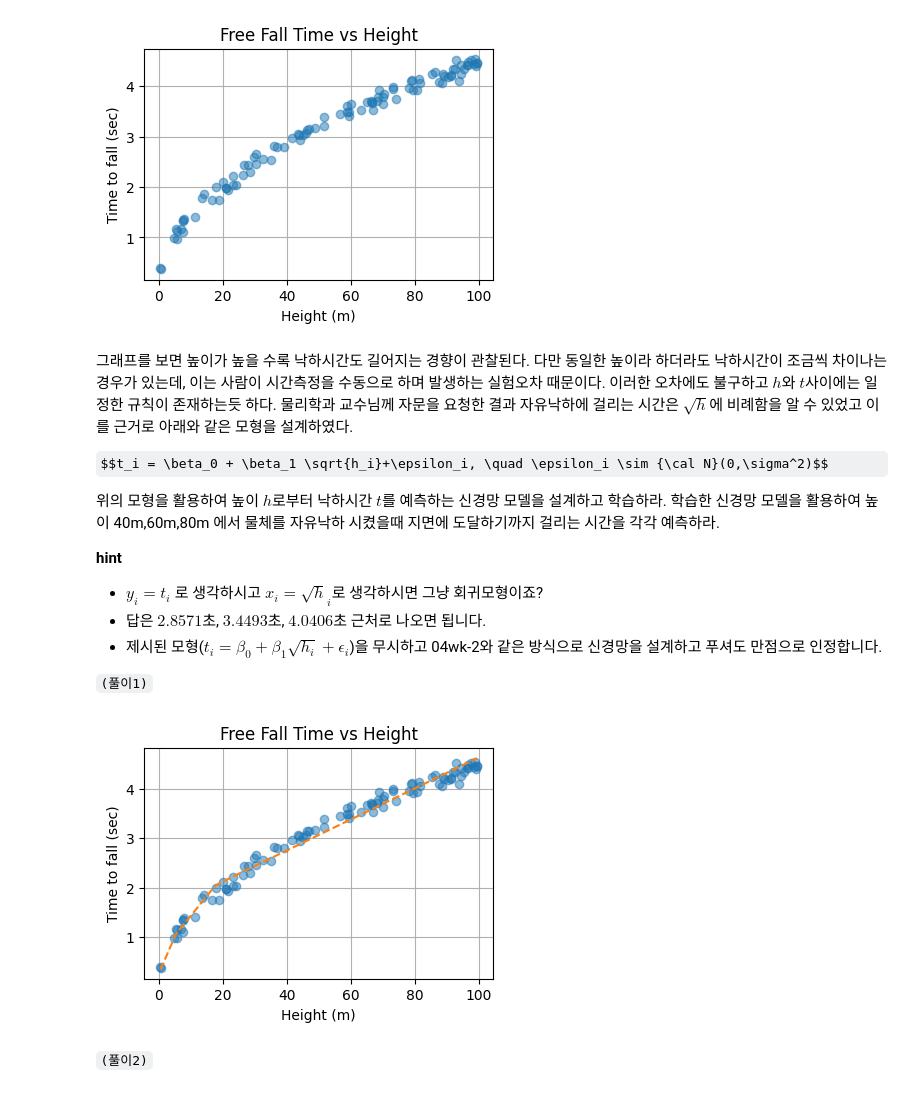
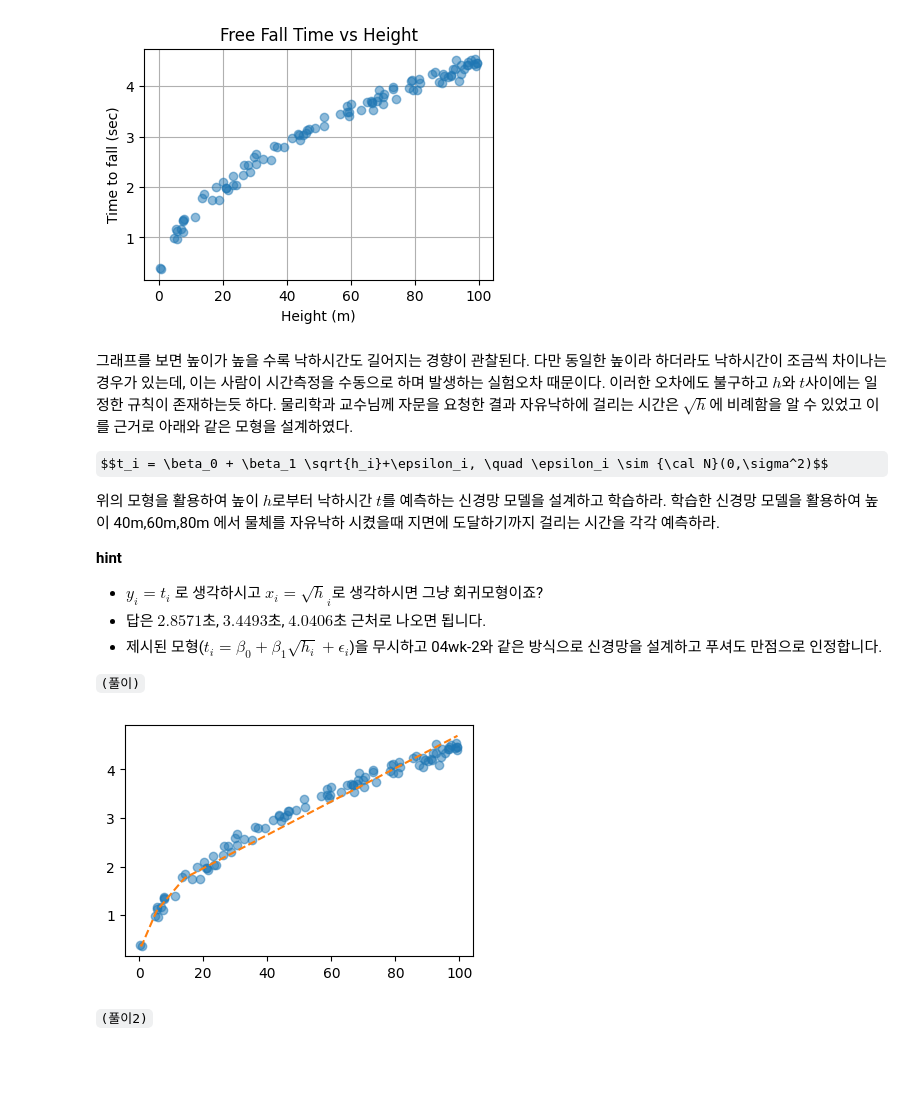
Before and after one commit to KimDoYoung1997/DL2025, a Jupyter notebook: docs/posts/10wk-2.out.ipynb, the cells around one changed output. Cells and saved outputs as stored; diff of their text form; code cells hidden in the pictures; some formulas as TeX source; blank space fills up the shorter version.

```diff
--- a/docs/posts/10wk-2.out.ipynb
+++ b/docs/posts/10wk-2.out.ipynb
@@ -52,15 +55,11 @@ plt.plot(x,(x*w + b).data,'--')
 # %%
-# net
+w = torch.tensor(10.0,requires_grad=True)
+b = torch.tensor(-5.0,requires_grad=True)
 loss_fn = torch.nn.MSELoss()
 optimizr = torch.optim.SGD([w,b],lr=0.1)
-#--#
 for epoc in range(30):
-    # step1
-    yhat = x*w+b
-    # step2
+    yhat = x*w +b
     loss = loss_fn(yhat,y)
-    # step3
     loss.backward()
-    # step4
     optimizr.step()
     optimizr.zero_grad()
@@ -176,36 +166,29 @@ $$t_i = \beta_0 + \beta_1 \sqrt{h_i}+\epsilon_i, \quad \epsilon_i \sim {\cal N}(
     무시하고 04wk-2와 같은 방식으로 신경망을 설계하고 푸셔도 만점으로
     인정합니다.
 
-`(풀이1)`
+`(풀이)`
 # %%
-net = torch.nn.Sequential(
-    torch.nn.Linear(1,32),
-    torch.nn.ReLU(),
-    torch.nn.Linear(32,1)
-)
-optimizr = torch.optim.Adam(net.parameters())
+linr1 = torch.nn.Linear(1,32)
+relu = torch.nn.ReLU()
+linr2 = torch.nn.Linear(32,1)
+optimizr = torch.optim.Adam(list(linr1.parameters()) + list(linr2.parameters()))
 loss_fn = torch.nn.MSELoss()
 #---#
-for epoc in range(1000):
-    ##1
-    that = net(h)
-    ##2
+for epoc in range(2000):
+    #1
+    that = linr2(relu(linr1(h)))
+    #2
     loss = loss_fn(that,t)
-    ##3
+    #3
     loss.backward()
-    ##4
+    #4
     optimizr.step()
     optimizr.zero_grad()
 # %%
 plt.plot(h,t,'o',alpha=0.5)
-plt.xlabel('Height (m)')
-plt.ylabel('Time to fall (sec)')
-plt.title('Free Fall Time vs Height')
-plt.grid(True)
-plt.plot(h,that.data, '--')
-plt.show()
+plt.plot(h,that.data,'--')
 # %% [output]
-[figure, old version]
+[figure, new version]
 # %%
 hh = torch.tensor([40,60,80]).float().reshape(3,1)
 net(hh)
```
Also changed, not shown: parts of 38 cells of this notebook, 37 other files.
